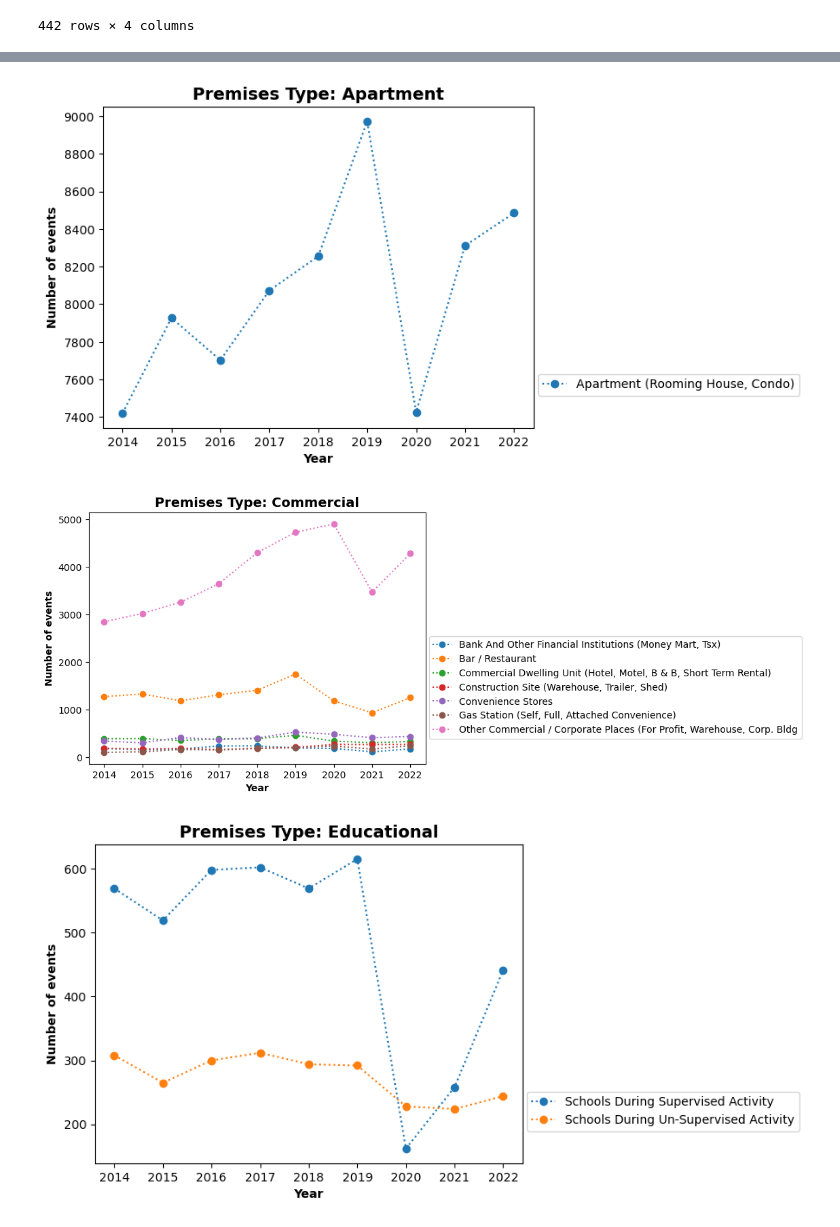
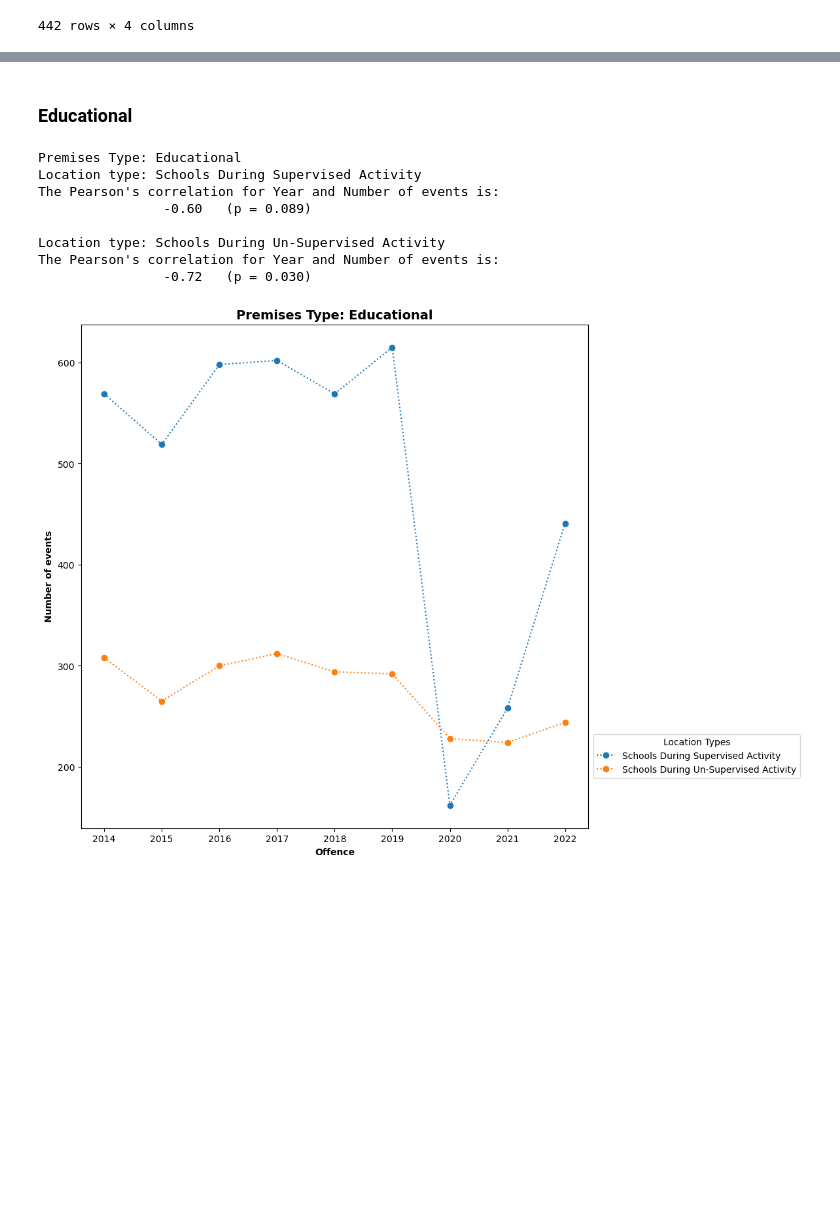
Before and after one commit to fannysigouin/project1, a Jupyter notebook: question_5/q5_year_to_year.ipynb, the cells around one changed output, grey strips where cells are left out. Saved outputs shown, nothing was run; the diff lists cells and outputs as text; code cells hidden in the pictures; blank space fills up the shorter version.

Commit message:
add correlation for relevant location types

```diff
--- a/question_5/q5_year_to_year.ipynb
+++ b/question_5/q5_year_to_year.ipynb
@@ -489,14 +511,14 @@ The Pearson's correlation for Year and Number of events is:
 # %% [markdown]
 ## By location type
 # %%
-year_loc_count = (df
+year_loc_df = (df
     .groupby(['Year', 'Premises Type', 'Location Type'], as_index=False)
     .size()
     .fillna(0)
     .rename(columns={'size': 'Number of events'})
 )
-
-year_loc_count
+premises = list(year_loc_df['Premises Type'].unique())
+year_loc_df
 # %% [output]
 |  | Year | Premises Type | Location Type | Number of events |
 | 0 | 2014 | Apartment | Apartment (Rooming House, Condo) | 7421 |
@@ -514,43 +597,52 @@ year_loc_count
+# %% [markdown]
+### Educational
 # %%
 # Visualize
 min_count = 100
-max_count = max(year_loc_count['Number of events']) + 1
-# max_count = 1000
-premises = list(year_loc_count['Premises Type'].unique())
-# one category for each plot
-for prem in premises:
-    this_data = year_loc_count.loc[year_loc_count['Premises Type'] == prem]
+# only show moderate and
+limitcorr = 0.5
 
-    locations = list(this_data['Location Type'].unique())
+prem = premises[2]
+this_data = year_loc_df.loc[year_loc_df['Premises Type'] == prem]
+print(f"Premises Type: {prem}")
 
-    for location in locations:
-        this_loc_data = this_data.loc[this_data['Location Type'] == location]
+locations = list(this_data['Location Type'].unique())
+fig, ax = plt.subplots(1, figsize=(10, 10))
+for location in locations:
+    this_data_location = this_data.loc[this_data['Location Type'] == location]
 
-        if any(this_loc_data['Number of events'] < min_count):
-            continue
-        elif any(this_loc_data['Number of events'] > max_count):
-            continue
-        else:
+    if any(this_data_location['Number of events'] > min_count):
+        correlation = corr_from_df('Year', 'Number of events', this_data_location)
+        if correlation[0] ** 2 >= limitcorr ** 2:
+            print(f"Location type: {location}")
+            print_corr_from_df('Year', 'Number of events', this_data_location)
             # add this offence to plot
-            plt.plot(
-                this_loc_data['Year'],
-                this_loc_data['Number of events'],
+            ax.plot(
+                this_data_location['Year'],
+                this_data_location['Number of events'],
                 'o:',
                 label=location
             )
 
+ax.legend(loc=(1.01, 0.1), title='Location Types')
 
-    # Add some text for labels, title and custom x-axis tick labels, etc.
-    plt.legend(loc=(1.01, 0.1))
-    plt.title(
-        'Premises Type: ' + prem,
-        fontdict={'weight': 700, 'size': 14}
-    )
-    plt.xlabel('Year', fontdict={'weight': 700})
-    plt.ylabel('Number of events', fontdict={'weight': 700})
+# Add some text for labels, title and custom x-axis tick labels, etc.
+ax.set_title(
+    'Premises Type: ' + prem,
+    fontdict={'weight': 700, 'size': 14}
+)
+ax.set_xlabel('Offence', fontdict={'weight': 700})
 
-    plt.show()
+ax.set_ylabel('Number of events', fontdict={'weight': 700})
+
+plt.show()
 # %% [output]
+Premises Type: Educational
+Location type: Schools During Supervised Activity
+The Pearson's correlation for Year and Number of events is:
+                -0.60   (p = 0.089)
+
+Location type: Schools During Un-Supervised Activity
+The Pearson's correlation for Year and Number of events is:
+                -0.72   (p = 0.030)
-[figure, old version]
+[figure, new version]
-[figure, removed]
-[figure, removed]
```
Also changed, not shown: parts of 16 cells of this notebook.
